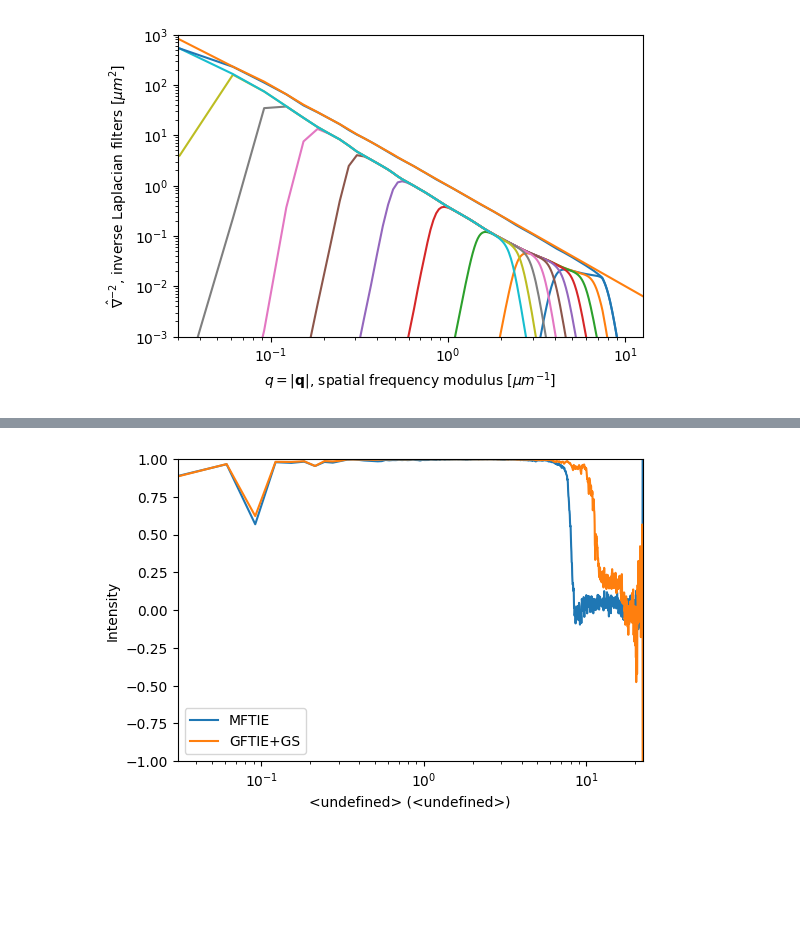
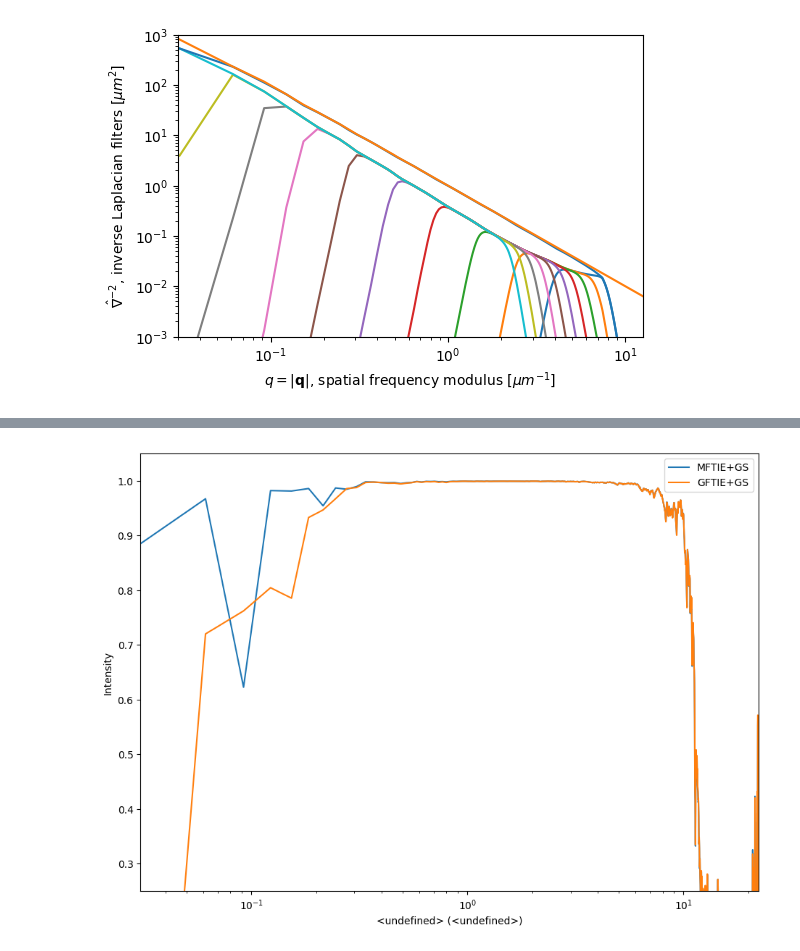
Before and after one commit to AEljarrat/inline_holo, a Jupyter notebook: Simulated_dataset.ipynb, the cells around one changed output, grey strips where cells are left out. Cells and saved outputs as stored; diff of their text form; code cells hidden in the pictures; blank space fills up the shorter version.

```diff
--- a/Simulated_dataset.ipynb
+++ b/Simulated_dataset.ipynb
@@ -592,12 +600,12 @@ Npad = 100
 fs_gftie = fsn.unset_padding()
 fs_gftie = fs_gftie.set_padding(((Npad, Npad), (Npad, Npad)), 'constant', constant_values=fs_gftie.data.mean())
 
-# Better to generate phase result anew
+# Generate initial phase result
 sim_gftie = do_mftie(fs_gftie, SNR, lothres, hithres, Nbutter=10)
 ph_gftie = sim_gftie['Phi']
 
 # Do GFTIE
-D = GFTIE(fs_gftie, ph_gftie, 20, 10)
+D = GFTIE(fs_gftie, ph_gftie, 20, 5)
 mftie = MFTIE(fs_gftie, True, 1e5, 0.25, alpha, SNR, True)
 mftie.set_dzI(D)
 ph_flip = mftie(False)
@@ -628,11 +638,15 @@ amp = fs_gftie.inav[Nm]
 
 # Get init-waves
 wave_gf = sim_gftie['Phi'].deepcopy()
-wave_gf.data = np.sqrt(amp.data) * np.exp(1j*sim_gftie['Phi'].data)
+wave_gf.data = np.sqrt(amp.data) * np.exp(1j*ph_flip.data)
+
+wave_mf = sim_gftie['Phi'].deepcopy()
+wave_mf.data = np.sqrt(amp.data) * np.exp(1j*sim_gftie['Phi'].data)
 
 # Get CTF
 ctf = amp.get_contrast_transfer(zdef)
 
 # Do GSref !!
 sim_gf_gs = do_gsref(fs_gftie, wave_gf, ctf, Niters)
+sim_mf_gs = do_gsref(fs_gftie, wave_mf, ctf, Niters)
 # %% [output]
@@ -670,8 +689,9 @@ WARNING:hyperspy.drawing.utils:vmax have to be a scalar to be compatible with a
 # %%
-f, ax = plt.subplots(1,1)
-hs.plot.plot_spectra([sim_gftie['frc'], sim_gf_gs['frc_phi']],
-                     legend=['MFTIE', 'GFTIE+GS'], legend_loc='best',
+f, ax = plt.subplots(1,1, figsize=(11., 8.))
+hs.plot.plot_spectra([sim_mf_gs['frc_phi'], sim_gf_gs['frc_phi']],
+                     legend=['MFTIE+GS', 'GFTIE+GS'], legend_loc='best',
                      fig=f, ax=ax)
+ax.set_ylim(0.25, 1.05)
 ax.set_xscale('log')
 # %% [output]
-[figure, old version]
+[figure, new version]
```
Also changed, not shown: parts of 27 cells of this notebook.
